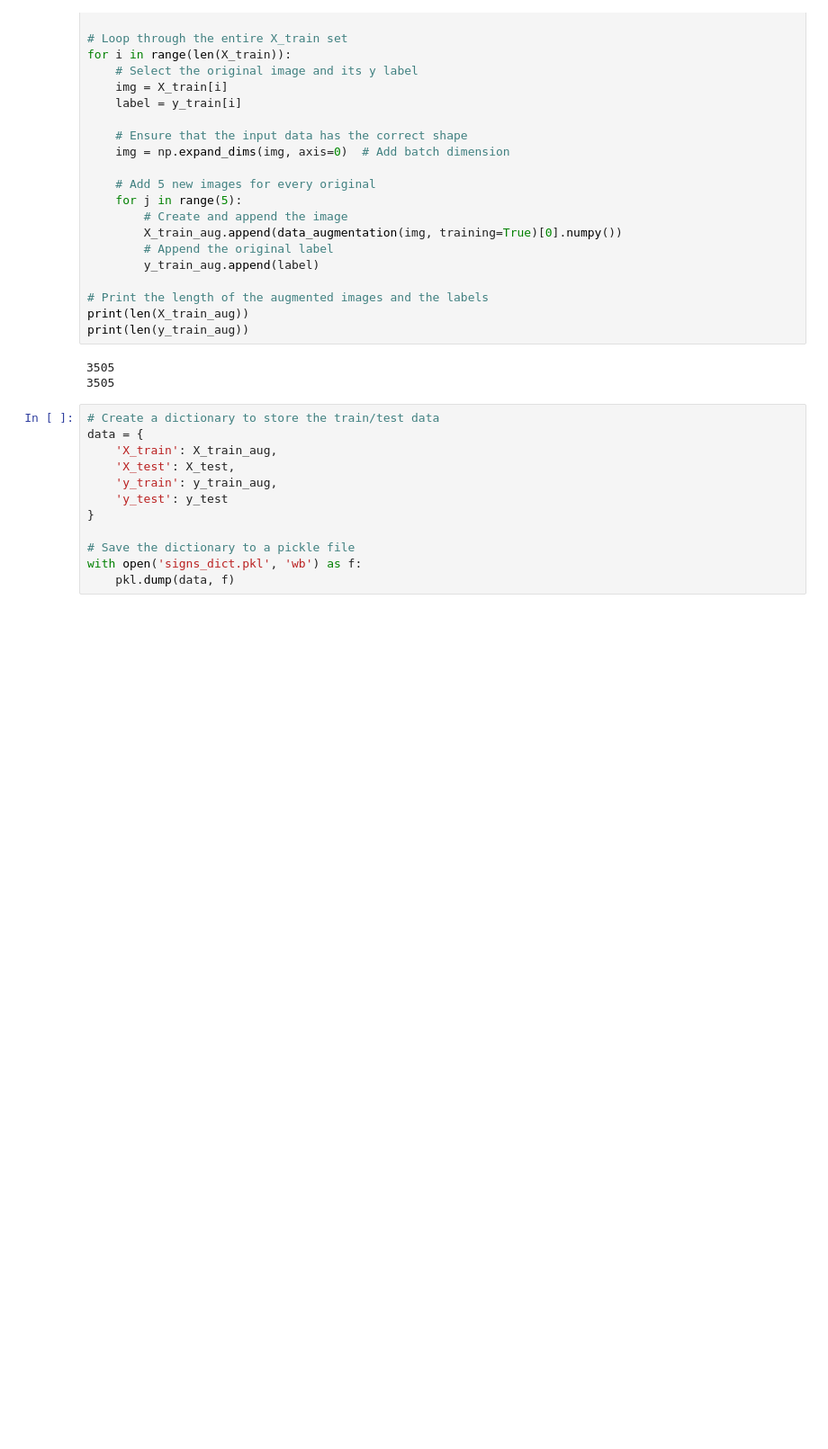
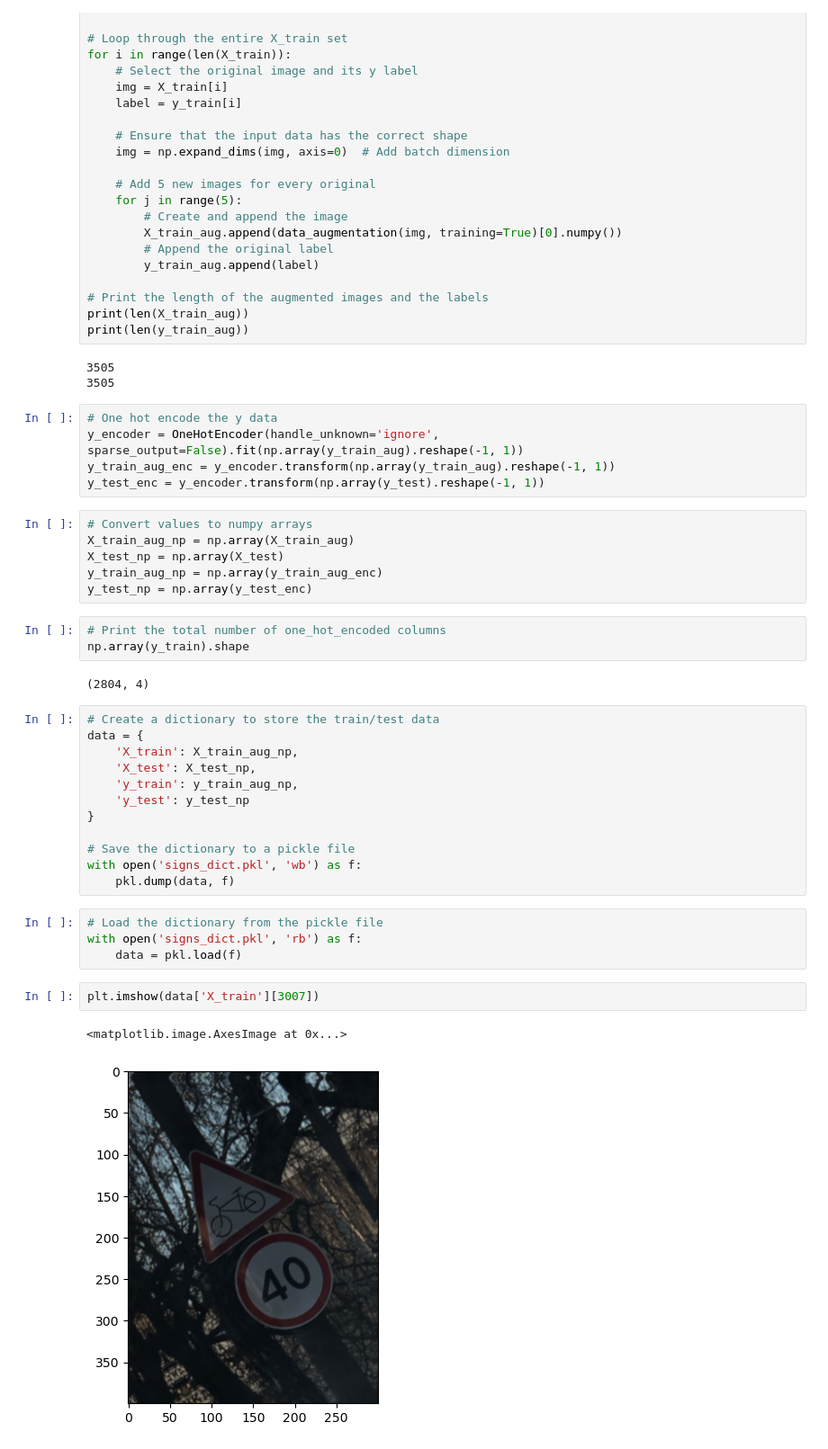
Before and after one commit to T-Haight/AI_BOOTCAMP_Final_Project_Street_Sign_Recognition, a Jupyter notebook: model_01.ipynb, the cells around one changed output. Shown at 90% size. Cells and saved outputs as stored; diff of their text form; blank space fills up the shorter version.

Commit message:
updated augmentations, OneHotEncoded & reshaped y values, defined, compiled, and trained model.

```diff
--- a/model_01.ipynb
+++ b/model_01.ipynb
@@ -225,15 +230,40 @@ print(len(y_train_aug))
 # %% [output]
 3505
 3505
+# %%
+# One hot encode the y data
+y_encoder = OneHotEncoder(handle_unknown='ignore', sparse_output=False).fit(np.array(y_train_aug).reshape(-1, 1))
+y_train_aug_enc = y_encoder.transform(np.array(y_train_aug).reshape(-1, 1))
+y_test_enc = y_encoder.transform(np.array(y_test).reshape(-1, 1))
+# %%
+# Convert values to numpy arrays
+X_train_aug_np = np.array(X_train_aug)
+X_test_np = np.array(X_test)
+y_train_aug_np = np.array(y_train_aug_enc)
+y_test_np = np.array(y_test_enc)
+# %%
+# Print the total number of one_hot_encoded columns
+np.array(y_train).shape
+# %% [output]
+(2804, 4)
 # %%
 # Create a dictionary to store the train/test data
 data = {
-    'X_train': X_train_aug,
-    'X_test': X_test,
-    'y_train': y_train_aug,
-    'y_test': y_test
+    'X_train': X_train_aug_np,
+    'X_test': X_test_np,
+    'y_train': y_train_aug_np,
+    'y_test': y_test_np
 }
 
 # Save the dictionary to a pickle file
 with open('signs_dict.pkl', 'wb') as f:
     pkl.dump(data, f)
+# %%
+# Load the dictionary from the pickle file
+with open('signs_dict.pkl', 'rb') as f:
+    data = pkl.load(f)
+# %%
+plt.imshow(data['X_train'][3007])
+# %% [output]
+<matplotlib.image.AxesImage at 0x...>
+[figure, added]
```
Also changed, not shown: parts of 9 cells of this notebook.
